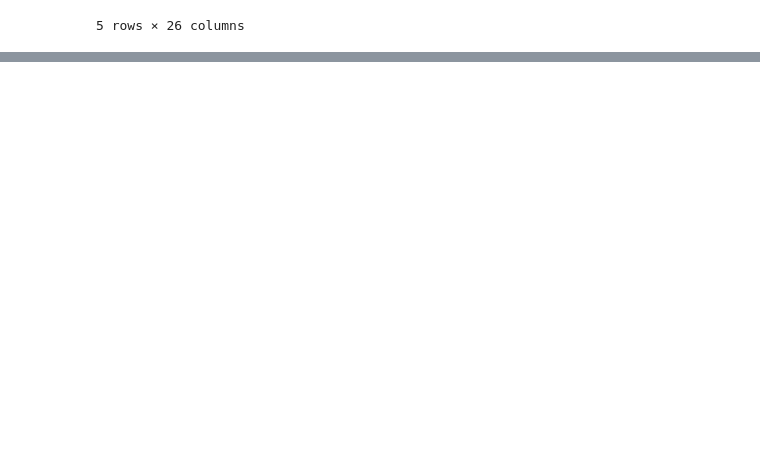
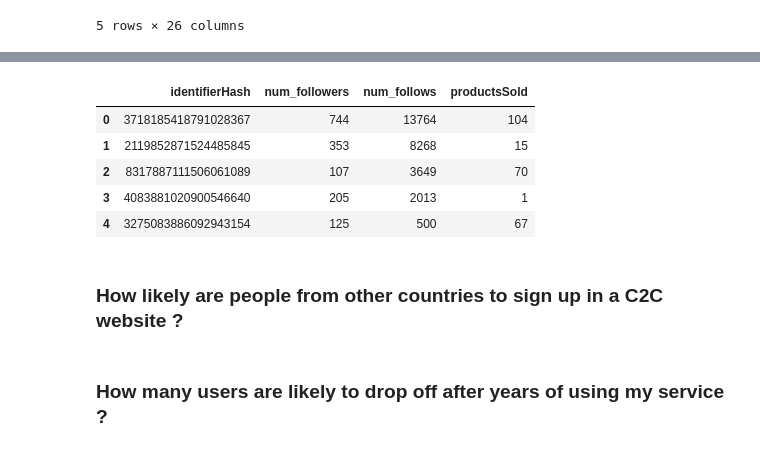
Before and after one commit to FriedaTims-Jansma/E-commerce_SQL, a Jupyter notebook: notebooks/Ecommerce-users-of-a-french-c2c-fashion-store.ipynb, the cells around one changed output, grey strips where cells are left out. Saved outputs shown, nothing was run; the diff lists cells and outputs as text; code cells hidden in the pictures; blank space fills up the shorter version.

```diff
--- a/notebooks/Ecommerce-users-of-a-french-c2c-fashion-store.ipynb
+++ b/notebooks/Ecommerce-users-of-a-french-c2c-fashion-store.ipynb
@@ -37,0 +95,20 @@ df_top_sellers.head()
+# %%
+ps.sqldf(
+    """
+    SELECT identifierHash, socialNbFollowers AS num_followers, socialNbFollows AS num_follows, productsSold
+    FROM df_users
+    GROUP BY identifierHash
+    ORDER BY num_follows DESC
+    """
+    ).head()
+# %% [output]
+|  | identifierHash | num_followers | num_follows | productsSold |
+| 0 | 3718185418791028367 | 744 | 13764 | 104 |
+| 1 | 2119852871524485845 | 353 | 8268 | 15 |
+| 2 | 8317887111506061089 | 107 | 3649 | 70 |
+| 3 | 4083881020900546640 | 205 | 2013 | 1 |
+| 4 | 3275083886092943154 | 125 | 500 | 67 |
+# %% [markdown]
+### How likely are people from other countries to sign up in a C2C website ?
+# %% [markdown]
+### How many users are likely to drop off after years of using my service ?
```
Also changed, not shown: parts of 10 cells of this notebook.
